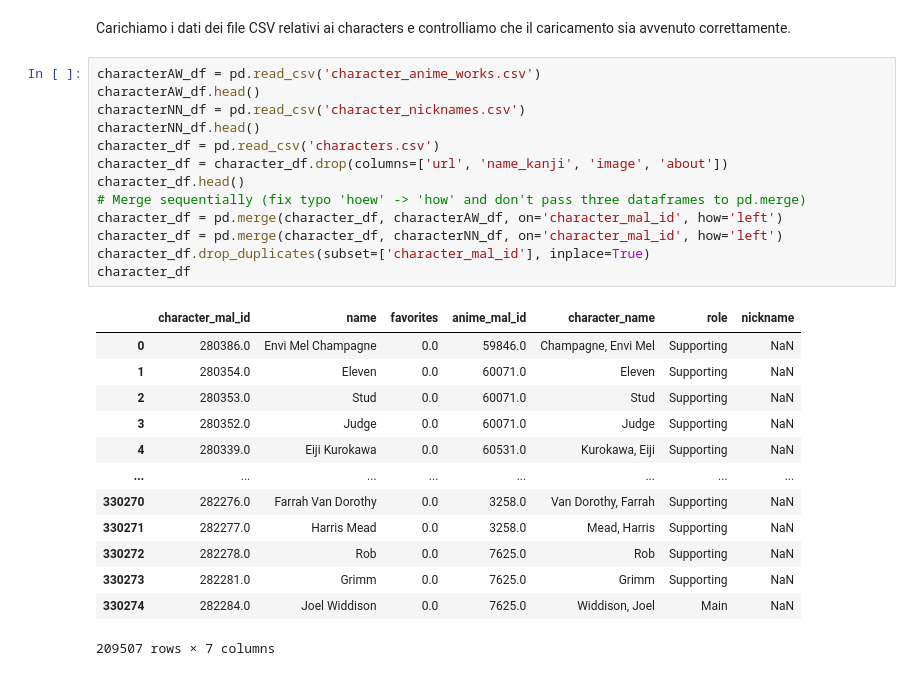
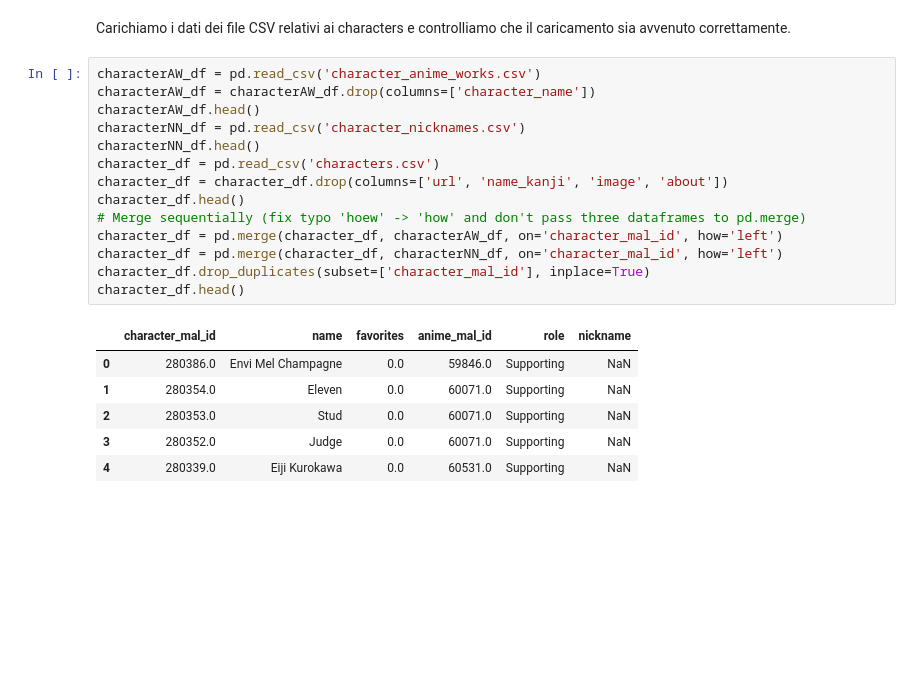
Before and after one commit to LeonardoFerraud/HCI---progetto-finale-Ferraud-Russo-2, a Jupyter notebook: Assigment25-26.ipynb, the cells around one changed output. Saved outputs shown, nothing was run; the diff lists cells and outputs as text; blank space fills up the shorter version.

```diff
--- a/Assigment25-26.ipynb
+++ b/Assigment25-26.ipynb
@@ -40,28 +40,22 @@ Note: you may need to restart the kernel to use updated packages.
 Carichiamo i dati dei file CSV relativi ai characters e controlliamo che il caricamento sia avvenuto correttamente.
 # %%
 characterAW_df = pd.read_csv('character_anime_works.csv')
+characterAW_df = characterAW_df.drop(columns=['character_name'])
 characterAW_df.head()
 characterNN_df = pd.read_csv('character_nicknames.csv')
 characterNN_df.head()
 character_df = pd.read_csv('characters.csv')
 character_df = character_df.drop(columns=['url', 'name_kanji', 'image', 'about'])
 character_df.head()
 # Merge sequentially (fix typo 'hoew' -> 'how' and don't pass three dataframes to pd.merge)
 character_df = pd.merge(character_df, characterAW_df, on='character_mal_id', how='left')
 character_df = pd.merge(character_df, characterNN_df, on='character_mal_id', how='left')
 character_df.drop_duplicates(subset=['character_mal_id'], inplace=True)
-character_df
+character_df.head()
 # %% [output]
-|  | character_mal_id | name | favorites | anime_mal_id | character_name | role | nickname |
-| 0 | 280386.0 | Envi Mel Champagne | 0.0 | 59846.0 | Champagne, Envi Mel | Supporting | NaN |
-| 1 | 280354.0 | Eleven | 0.0 | 60071.0 | Eleven | Supporting | NaN |
-| 2 | 280353.0 | Stud | 0.0 | 60071.0 | Stud | Supporting | NaN |
-| 3 | 280352.0 | Judge | 0.0 | 60071.0 | Judge | Supporting | NaN |
-| 4 | 280339.0 | Eiji Kurokawa | 0.0 | 60531.0 | Kurokawa, Eiji | Supporting | NaN |
-| ... | ... | ... | ... | ... | ... | ... | ... |
-| 330270 | 282276.0 | Farrah Van Dorothy | 0.0 | 3258.0 | Van Dorothy, Farrah | Supporting | NaN |
-| 330271 | 282277.0 | Harris Mead | 0.0 | 3258.0 | Mead, Harris | Supporting | NaN |
-| 330272 | 282278.0 | Rob | 0.0 | 7625.0 | Rob | Supporting | NaN |
-| 330273 | 282281.0 | Grimm | 0.0 | 7625.0 | Grimm | Supporting | NaN |
-| 330274 | 282284.0 | Joel Widdison | 0.0 | 7625.0 | Widdison, Joel | Main | NaN |
+|  | character_mal_id | name | favorites | anime_mal_id | role | nickname |
+| 0 | 280386.0 | Envi Mel Champagne | 0.0 | 59846.0 | Supporting | NaN |
+| 1 | 280354.0 | Eleven | 0.0 | 60071.0 | Supporting | NaN |
+| 2 | 280353.0 | Stud | 0.0 | 60071.0 | Supporting | NaN |
+| 3 | 280352.0 | Judge | 0.0 | 60071.0 | Supporting | NaN |
+| 4 | 280339.0 | Eiji Kurokawa | 0.0 | 60531.0 | Supporting | NaN |
-209507 rows × 7 columns
```
Also changed, not shown: parts of 7 cells of this notebook.
